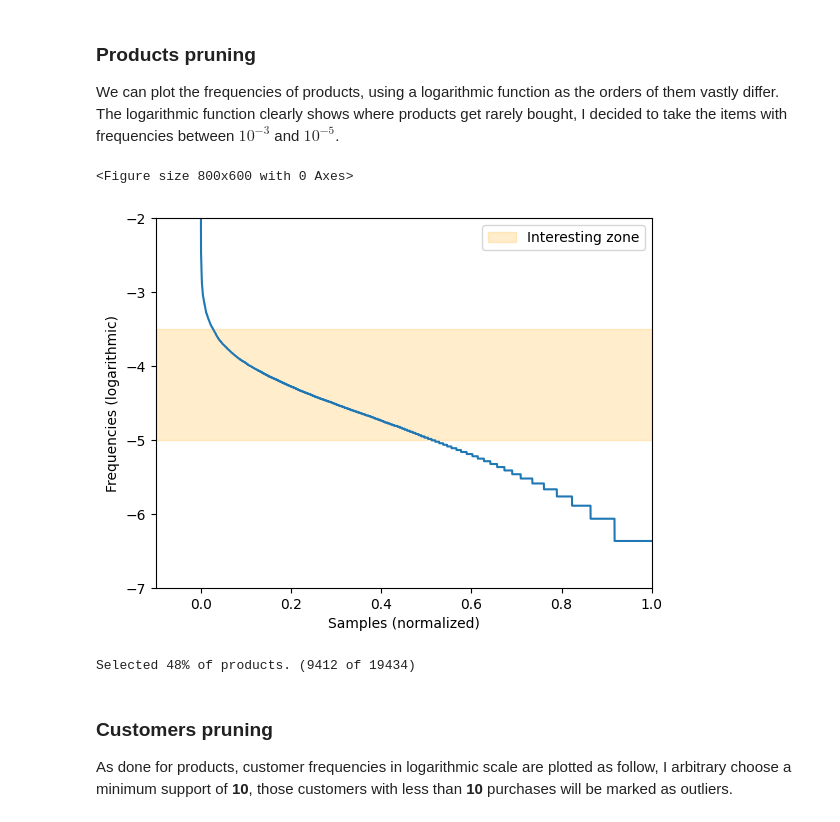
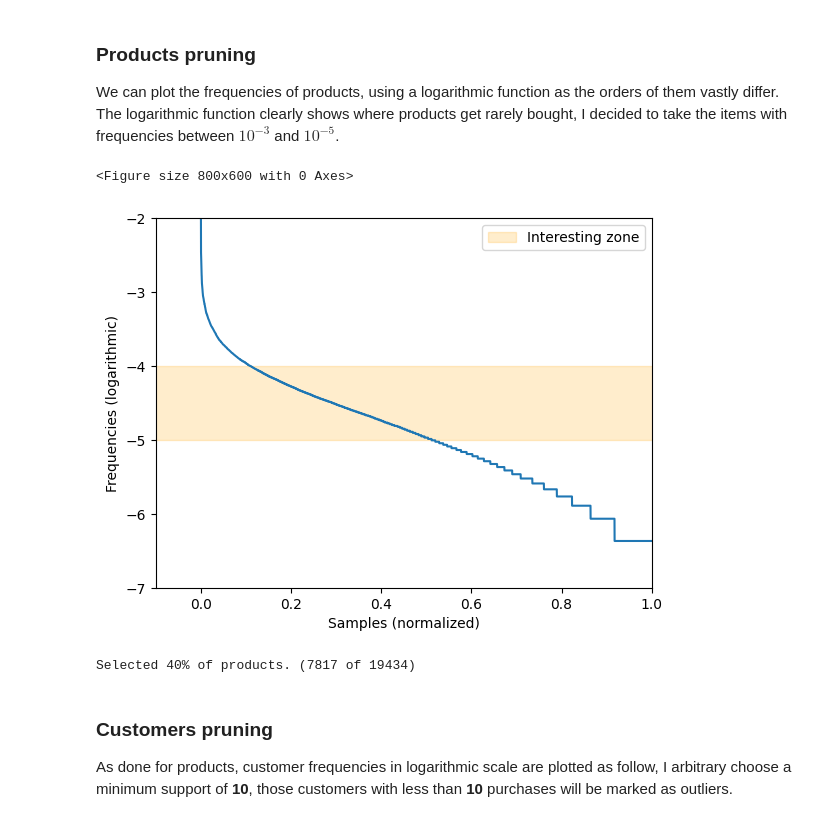
Before and after one commit to marcospampi/lab-data-mining, a Jupyter notebook: homework4/homework4.ipynb, the cells around one changed output. Saved outputs shown, nothing was run; the diff lists cells and outputs as text; code cells hidden in the pictures.

```diff
--- a/homework4/homework4.ipynb
+++ b/homework4/homework4.ipynb
@@ -74,35 +74,35 @@ The logarithmic function clearly shows where products get rarely bought, I decid
 # %%
 freqs_ss = df['cod_prod'].value_counts(normalize=True)
 
-pir = (-3.5, -5)
+pir = (-4, -5)
 
 plt.figure(figsize=(8,6))
 
 fig, ax = plt.subplots()
 
 
 plt.plot( np.linspace(0,1,freqs_ss.size) ,np.log10(freqs_ss.values))
 
 rect = patches.Rectangle(
     (-1, pir[1]), np.abs(pir[0]),
     np.abs(pir[1]-pir[0]),
     color='orange', alpha=0.2, label="Interesting zone"
 )
 plt.ylabel("Frequencies (logarithmic)")
 plt.xlabel("Samples (normalized)")
 
 plt.xlim(-.1, 1)
 plt.ylim(-7, -2)
 ax.add_patch(rect)
 plt.legend()
 plt.show()
 
 products_ss = freqs_ss[(freqs_ss < 10**pir[0]) & (freqs_ss > 10**pir[1])]
 print(f"Selected {products_ss.size/df['cod_prod'].nunique():1.0%} of products. ({products_ss.size} of {df['cod_prod'].nunique()})")
 # %% [output]
 <Figure size 800x600 with 0 Axes>
-[figure, old version]
+[figure, new version]
-Selected 48% of products. (9412 of 19434)
+Selected 40% of products. (7817 of 19434)
 # %% [markdown]
 ### Customers pruning
 As done for products, customer frequencies in logarithmic scale are plotted as follow, I arbitrary choose a minimum support of **10**, those customers with less than **10** purchases will be marked as outliers.
```
Also changed, not shown: parts of 17 cells of this notebook, 1 other file.
